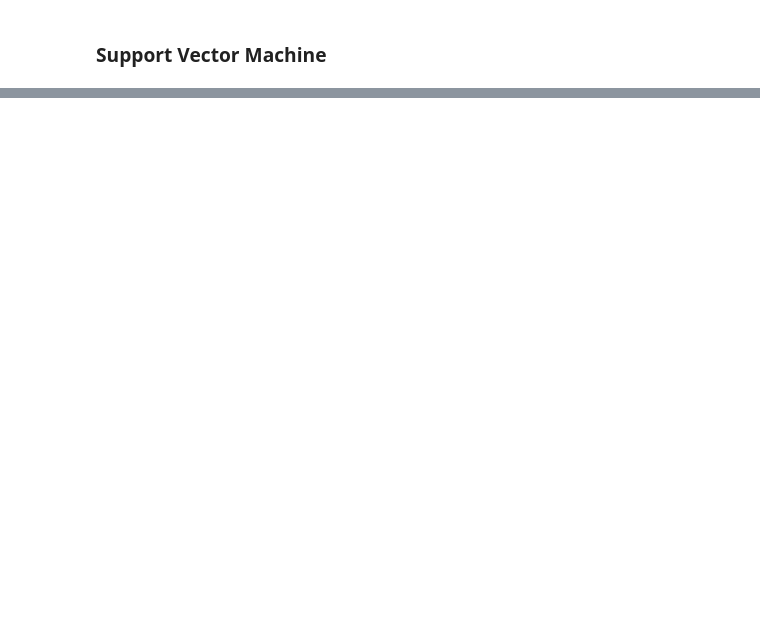
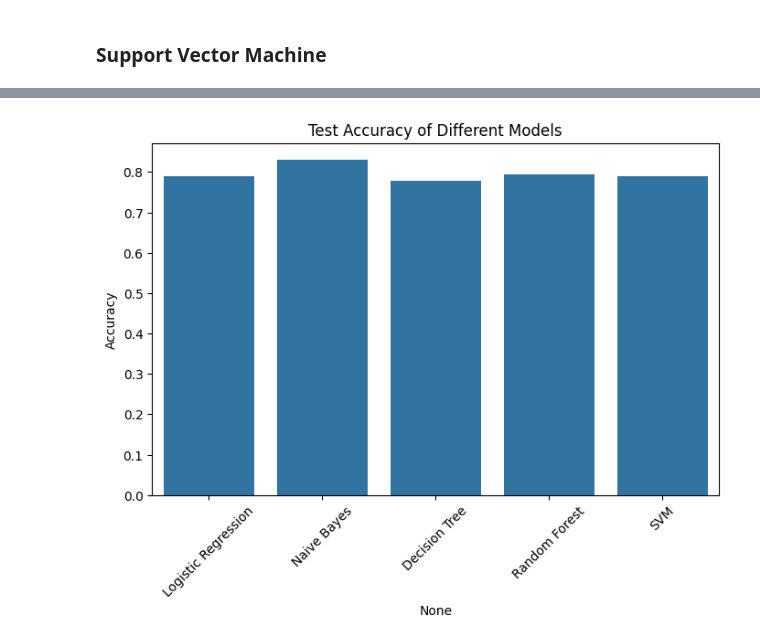
Before and after one commit to DileshMadushan/Sentiment-Analysis-in-Singlish-text, a Jupyter notebook: notebooks/01.model_buliding.ipynb, the cells around one changed output, grey strips where cells are left out. Saved outputs shown, nothing was run; the diff lists cells and outputs as text; code cells hidden in the pictures; blank space fills up the shorter version.

```diff
--- a/notebooks/01.model_buliding.ipynb
+++ b/notebooks/01.model_buliding.ipynb
@@ -644,0 +645,26 @@ Testing Scores:
+# %%
+import pandas as pd
+
+# Dictionary to store results
+results = {}
+
+# Function to store scores
+def store_scores(model_name, y_act_train, y_pred_train, y_act_test, y_pred_test):
+    results[model_name] = {
+        'Train Accuracy': round(accuracy_score(y_act_train, y_pred_train), 3),
+        'Test Accuracy': round(accuracy_score(y_act_test, y_pred_test), 3),
+        'Precision': round(precision_score(y_act_test, y_pred_test), 3),
+        'Recall': round(recall_score(y_act_test, y_pred_test), 3),
+        'F1-Score': round(f1_score(y_act_test, y_pred_test), 3)
+    }
+
+# Storing results for each model
+store_scores("Logistic Regression", y_train_smote, lr.predict(vectorized_X_train_smote), y_test, lr.predict(vectorized_X_test))
+store_scores("Naive Bayes", y_train_smote, mnb.predict(vectorized_X_train_smote), y_test, mnb.predict(vectorized_X_test))
+store_scores("Decision Tree", y_train_smote, dt.predict(vectorized_X_train_smote), y_test, dt.predict(vectorized_X_test))
+store_scores("Random Forest", y_train_smote, rf.predict(vectorized_X_train_smote), y_test, rf.predict(vectorized_X_test))
+store_scores("SVM", y_train_smote, svm.predict(vectorized_X_train_smote), y_test, svm.predict(vectorized_X_test))
+
+# Convert to DataFrame for easy viewing
+results_df = pd.DataFrame.from_dict(results, orient='index')
+print(results_df)
@@ -644,0 +734,9 @@ Testing Scores:
+# %%
+plt.figure(figsize=(8, 5))
+sns.barplot(x=results_df.index, y=results_df["Test Accuracy"])
+plt.xticks(rotation=45)
+plt.title("Test Accuracy of Different Models")
+plt.ylabel("Accuracy")
+plt.show()
+# %% [output]
+[figure, added]
```
Also changed, not shown: parts of 24 cells of this notebook, 13 other files.
